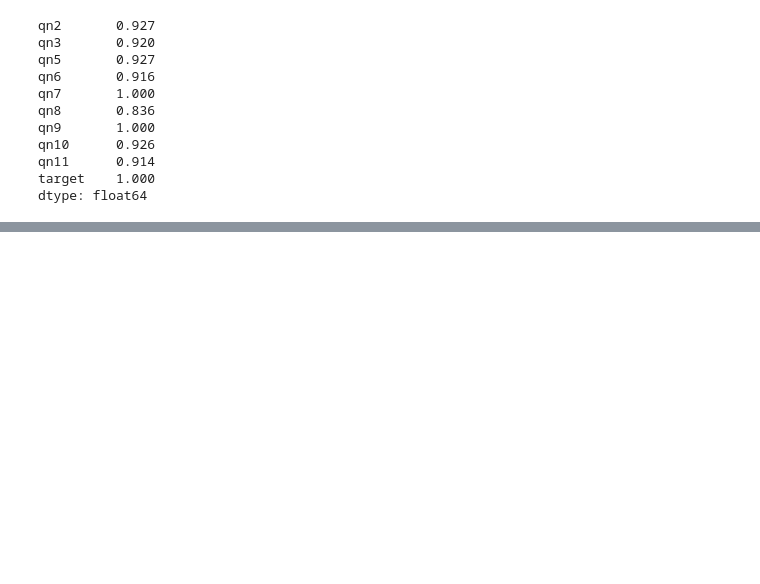
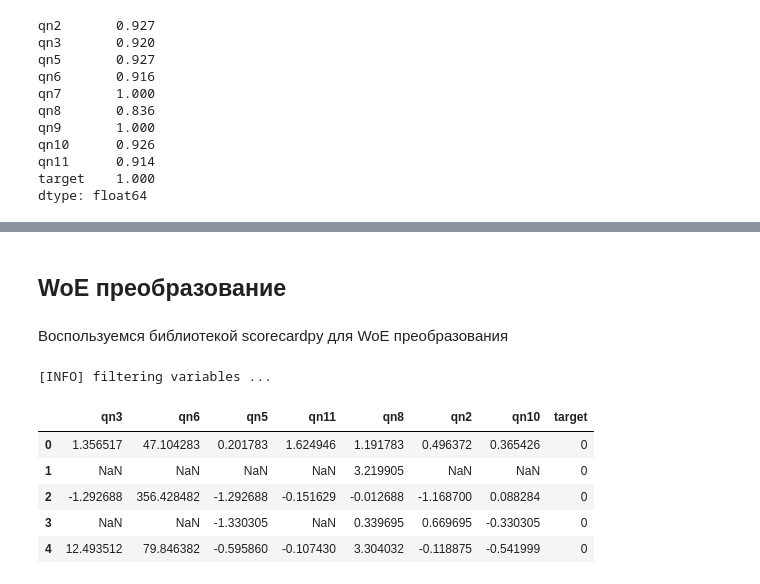
Before and after one commit to kudrmax/company-default-prediction, a Jupyter notebook: main.ipynb, the cells around one changed output, grey strips where cells are left out. Saved outputs shown, nothing was run; the diff lists cells and outputs as text; code cells hidden in the pictures; blank space fills up the shorter version.

```diff
--- a/main.ipynb
+++ b/main.ipynb
@@ -60,3 +86,7 @@ data.head()
 | 2 | -1.168700 | -1.292688 | -1.292688 | 356.428482 | -1.292688e+00 | -0.012688 | 1.516536e+05 | 0.088284 | -0.151629 | 0 |
 | 3 | 0.669695 | NaN | -1.330305 | NaN | 1.170006e+08 | 0.339695 | 5.068618e+05 | -0.330305 | NaN | 0 |
 | 4 | -0.118875 | 12.493512 | -0.595860 | 79.846382 | 1.512900e+10 | 3.304032 | 1.080490e+05 | -0.541999 | -0.107430 | 0 |
+# %% [markdown]
+## WoE преобразование
+# %% [markdown]
+Воспользуемся библиотекой scorecardpy для WoE преобразования
@@ -62,0 +95,13 @@ data.head()
+# %%
+# отбросим признаки, которые имеют iv меньше 0.02, то есть малоинформативные признаки
+
+data_iv = sc.var_filter(data, y="target", iv_limit=0.02)
+data_iv.head()
+# %% [output]
+[INFO] filtering variables ...
+|  | qn3 | qn6 | qn5 | qn11 | qn8 | qn2 | qn10 | target |
+| 0 | 1.356517 | 47.104283 | 0.201783 | 1.624946 | 1.191783 | 0.496372 | 0.365426 | 0 |
+| 1 | NaN | NaN | NaN | NaN | 3.219905 | NaN | NaN | 0 |
+| 2 | -1.292688 | 356.428482 | -1.292688 | -0.151629 | -0.012688 | -1.168700 | 0.088284 | 0 |
+| 3 | NaN | NaN | -1.330305 | NaN | 0.339695 | 0.669695 | -0.330305 | 0 |
+| 4 | 12.493512 | 79.846382 | -0.595860 | -0.107430 | 3.304032 | -0.118875 | -0.541999 | 0 |
```
Also changed, not shown: parts of 21 cells of this notebook, 2 other files.
